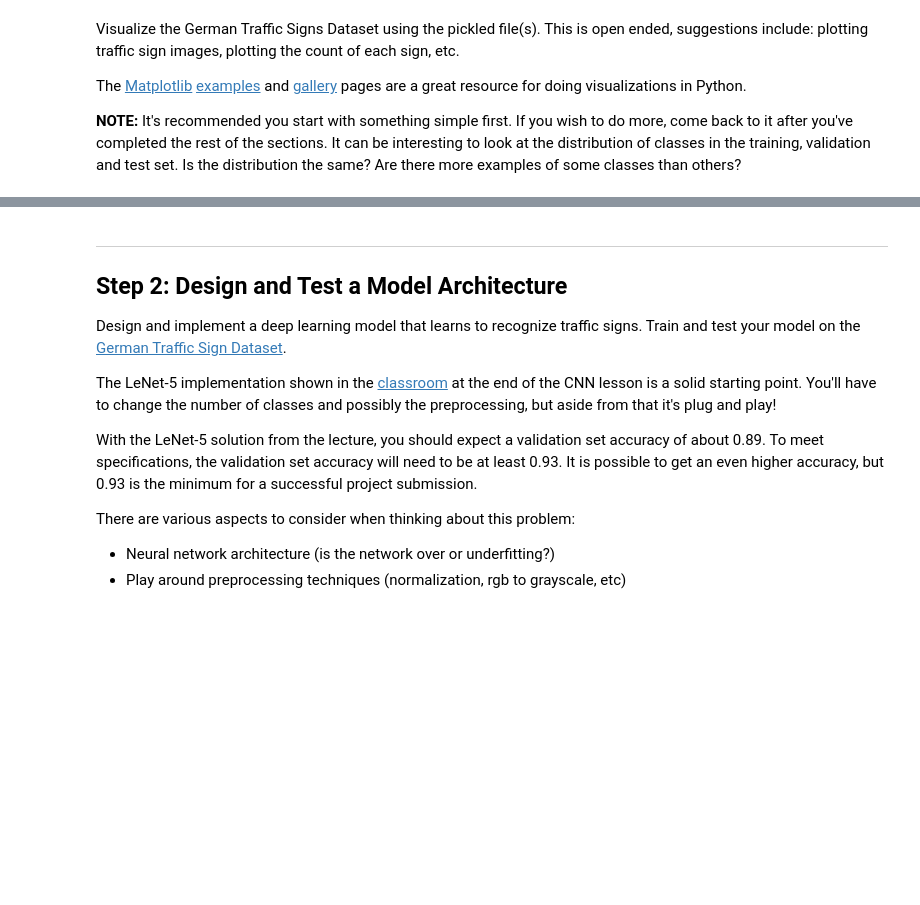
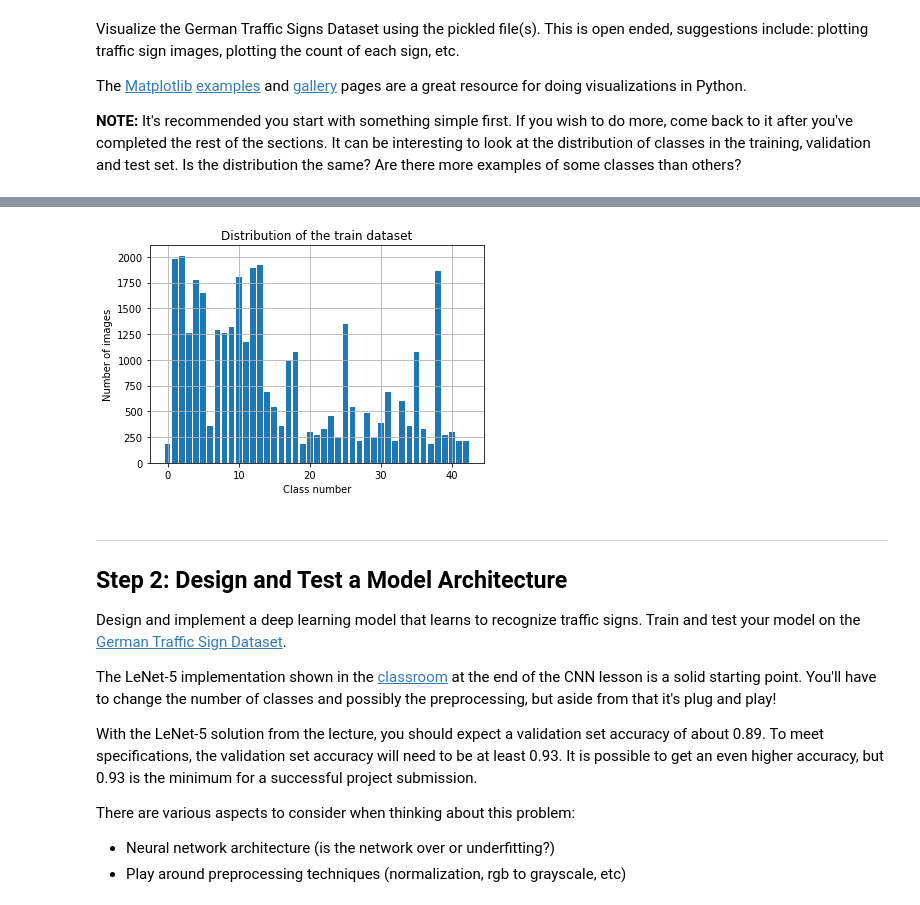
Before and after one commit to zhixiongruan/Traffic-Sign-Classifier, a Jupyter notebook: Traffic_Sign_Classifier.ipynb, the cells around one changed output, grey strips where cells are left out. Saved outputs shown, nothing was run; the diff lists cells and outputs as text; code cells hidden in the pictures; blank space fills up the shorter version.

```diff
--- a/Traffic_Sign_Classifier.ipynb
+++ b/Traffic_Sign_Classifier.ipynb
@@ -117,11 +126,13 @@ plot_figures(figures, 2, 4, labels)
 # %%
-unique_train, counts_train = np.unique(figures, return_counts=True)
+unique_train, counts_train = np.unique(y_train, return_counts=True)
 plt.bar(unique_train, counts_train)
 plt.grid()
 plt.title("Distribution of the train dataset")
 plt.xlabel("Class number")
 plt.ylabel("Number of images")
 plt.show()
+# %% [output]
+[figure, added]
 # %% [markdown]
 ----
 
```
Also changed, not shown: parts of 16 cells of this notebook, 5 other files.
